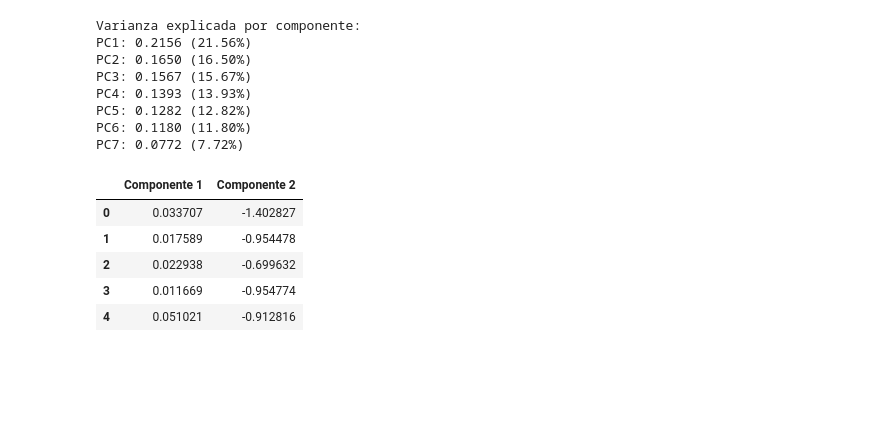
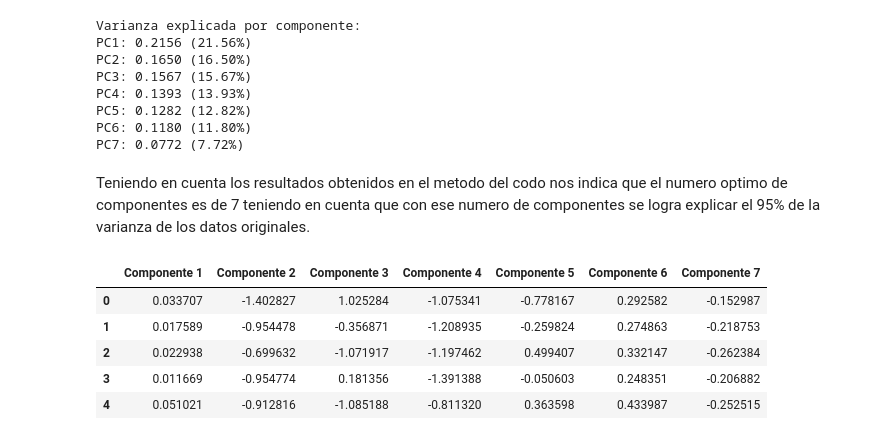
Before and after one commit to TheMaorba/DataMining, a Jupyter notebook: Tarea5/Tarea5.ipynb, the cells around one changed output. Cells and saved outputs as stored; diff of their text form; code cells hidden in the pictures; blank space fills up the shorter version.

Commit message:
Cambios tarea 5 Data Mining

```diff
--- a/Tarea5/Tarea5.ipynb
+++ b/Tarea5/Tarea5.ipynb
@@ -112,20 +114,22 @@ PC4: 0.1393 (13.93%)
 PC5: 0.1282 (12.82%)
 PC6: 0.1180 (11.80%)
 PC7: 0.0772 (7.72%)
+# %% [markdown]
+Teniendo en cuenta los resultados obtenidos en el metodo del codo nos indica que el numero optimo de componentes es de 7 teniendo en cuenta que con ese numero de componentes se logra explicar el 95% de la varianza de los datos originales.
 # %%
 # Aplicar PCA y crea un Array con los componentes principales seleccionados
-pca2 = PCA(n_components=2, random_state=42)
+pca2 = PCA(n_components=7, random_state=42)
 componentes_principales = pca2.fit_transform(datos_escalados)
 # Crear un DataFrame con los resultados de PCA
-df_pca2 = pd.DataFrame(data=componentes_principales, columns=['Componente 1', 'Componente 2'])
+df_pca2 = pd.DataFrame(data=componentes_principales, columns=['Componente 1', 'Componente 2', 'Componente 3', 'Componente 4', 'Componente 5', 'Componente 6', 'Componente 7'])
 df_pca2.head(5)
 # %% [output]
-|  | Componente 1 | Componente 2 |
-| 0 | 0.033707 | -1.402827 |
-| 1 | 0.017589 | -0.954478 |
-| 2 | 0.022938 | -0.699632 |
-| 3 | 0.011669 | -0.954774 |
-| 4 | 0.051021 | -0.912816 |
+|  | Componente 1 | Componente 2 | Componente 3 | Componente 4 | Componente 5 | Componente 6 | Componente 7 |
+| 0 | 0.033707 | -1.402827 | 1.025284 | -1.075341 | -0.778167 | 0.292582 | -0.152987 |
+| 1 | 0.017589 | -0.954478 | -0.356871 | -1.208935 | -0.259824 | 0.274863 | -0.218753 |
+| 2 | 0.022938 | -0.699632 | -1.071917 | -1.197462 | 0.499407 | 0.332147 | -0.262384 |
+| 3 | 0.011669 | -0.954774 | 0.181356 | -1.391388 | -0.050603 | 0.248351 | -0.206882 |
+| 4 | 0.051021 | -0.912816 | -1.085188 | -0.811320 | 0.363598 | 0.433987 | -0.252515 |
 # %%
 print(f"Varianza explicada por cada componente: {pca2.explained_variance_}")
 print(f"Proporción de varianza explicada por cada componente: {pca2.explained_variance_ratio_}")
```
Also changed, not shown: parts of 14 cells of this notebook, 1 other file.
